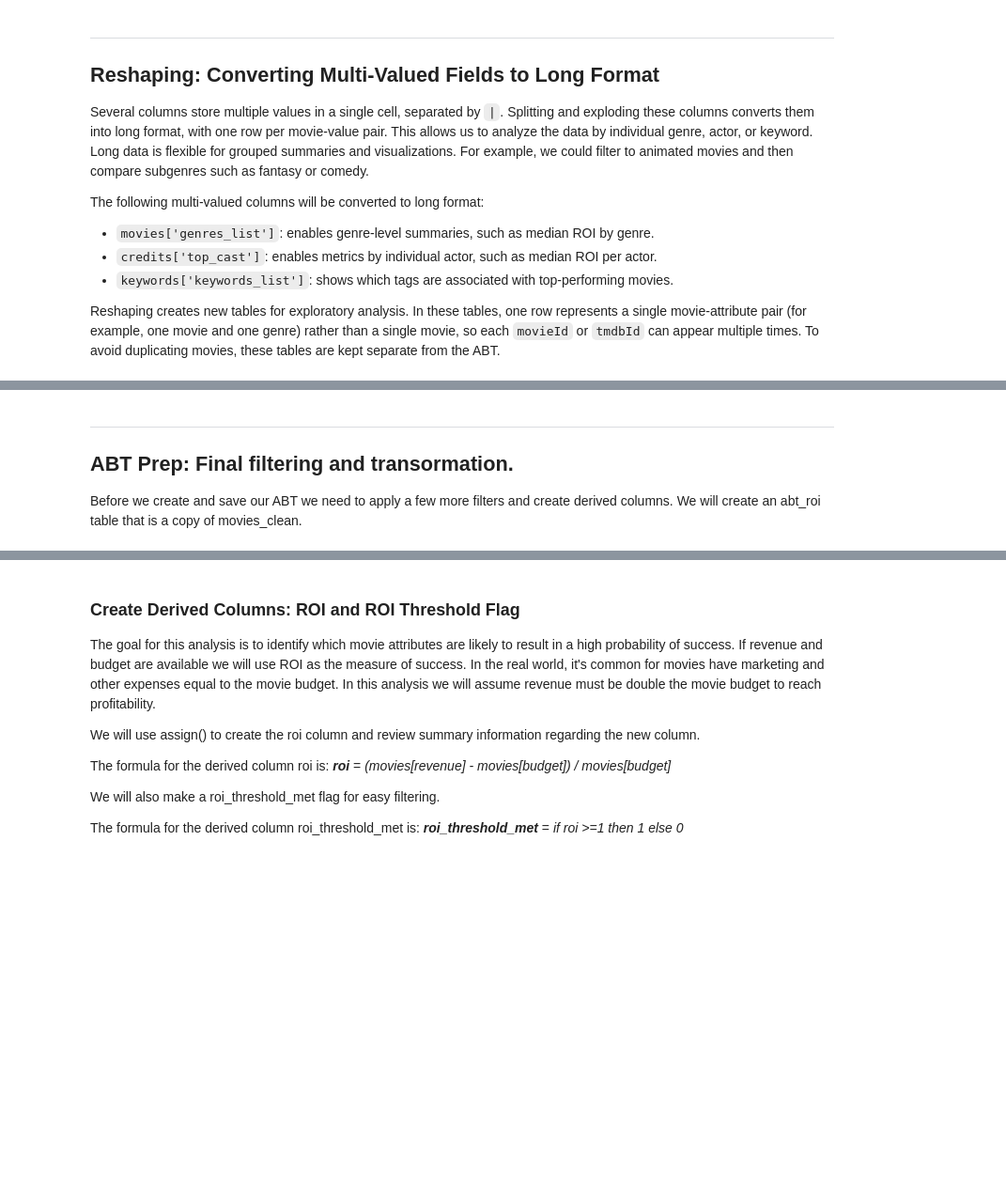
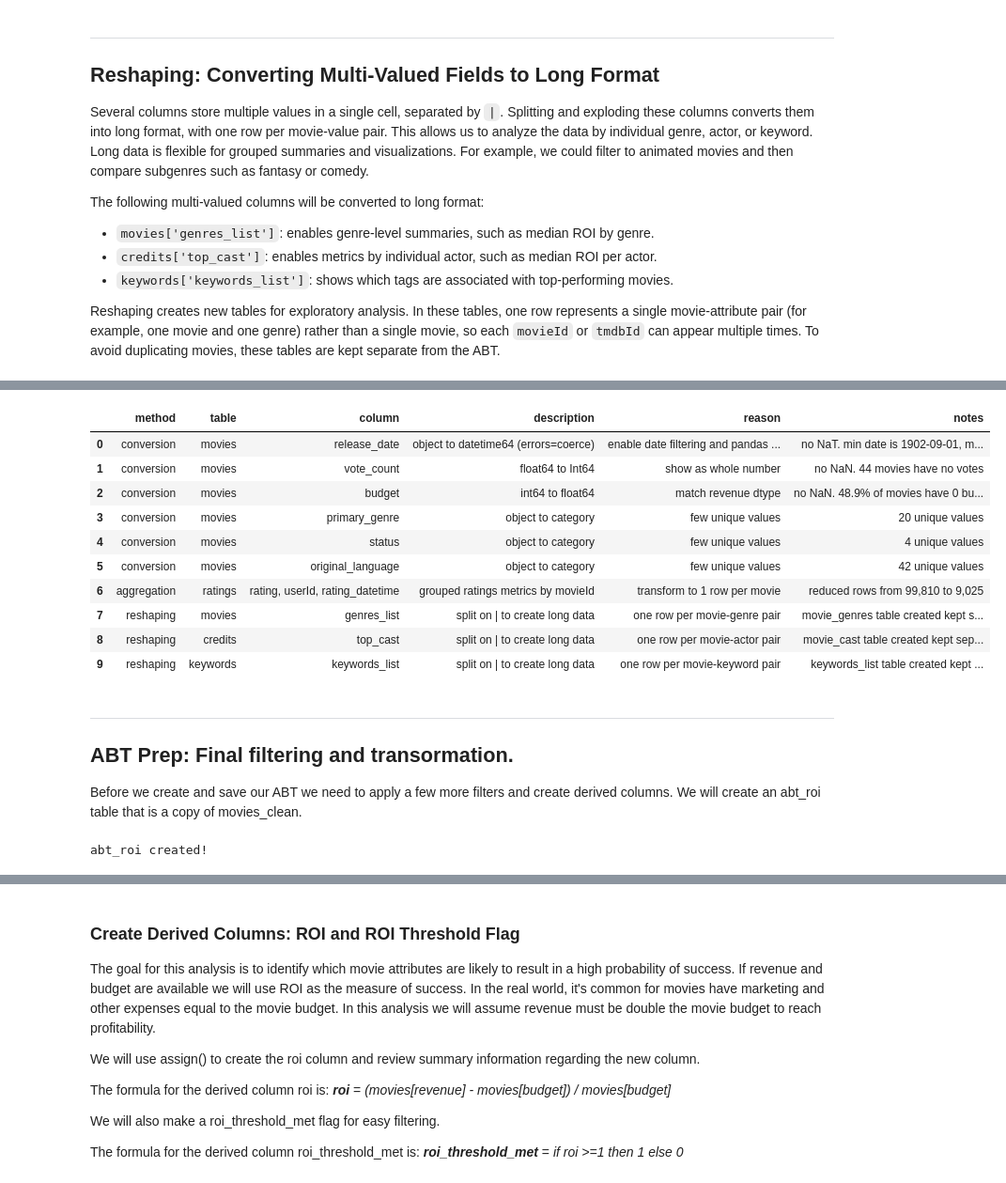
Before and after one commit to MFUTSA/Project-Option-1-Matt-Flores, a Jupyter notebook: notebooks/Milestone_2.ipynb, the cells around one changed output, grey strips where cells are left out. Shown at 94% size. Cells and saved outputs as stored; diff of their text form; code cells hidden in the pictures; blank space fills up the shorter version.

```diff
--- a/notebooks/Milestone_2.ipynb
+++ b/notebooks/Milestone_2.ipynb
@@ -649,3 +651,17 @@ cleaning_log.append({
+# %%
+display(pd.DataFrame(cleaning_log))
+# %% [output]
+|  | method | table | column | description | reason | notes |
+| 0 | conversion | movies | release_date | object to datetime64 (errors=coerce) | enable date filtering and pandas ... | no NaT. min date is 1902-09-01, m... |
+| 1 | conversion | movies | vote_count | float64 to Int64 | show as whole number | no NaN. 44 movies have no votes |
+| 2 | conversion | movies | budget | int64 to float64 | match revenue dtype | no NaN. 48.9% of movies have 0 bu... |
+| 3 | conversion | movies | primary_genre | object to category | few unique values | 20 unique values |
+| 4 | conversion | movies | status | object to category | few unique values | 4 unique values |
+| 5 | conversion | movies | original_language | object to category | few unique values | 42 unique values |
+| 6 | aggregation | ratings | rating, userId, rating_datetime | grouped ratings metrics by movieId | transform to 1 row per movie | reduced rows from 99,810 to 9,025 |
+| 7 | reshaping | movies | genres_list | split on | to create long data | one row per movie-genre pair | movie_genres table created kept s... |
+| 8 | reshaping | credits | top_cast | split on | to create long data | one row per movie-actor pair | movie_cast table created kept sep... |
+| 9 | reshaping | keywords | keywords_list | split on | to create long data | one row per movie-keyword pair | keywords_list table created kept ... |
 # %% [markdown]
 ---
 ## ABT Prep: Final filtering and transormation.
@@ -653,3 +669,6 @@ cleaning_log.append({
 Before we create and save our ABT we need to apply a few more filters and create derived columns. We will create an abt_roi table that is a copy of movies_clean.
 # %%
 abt_roi = movies_clean
+print("abt_roi created!")
+# %% [output]
+abt_roi created!
```
Also changed, not shown: parts of 19 cells of this notebook.
